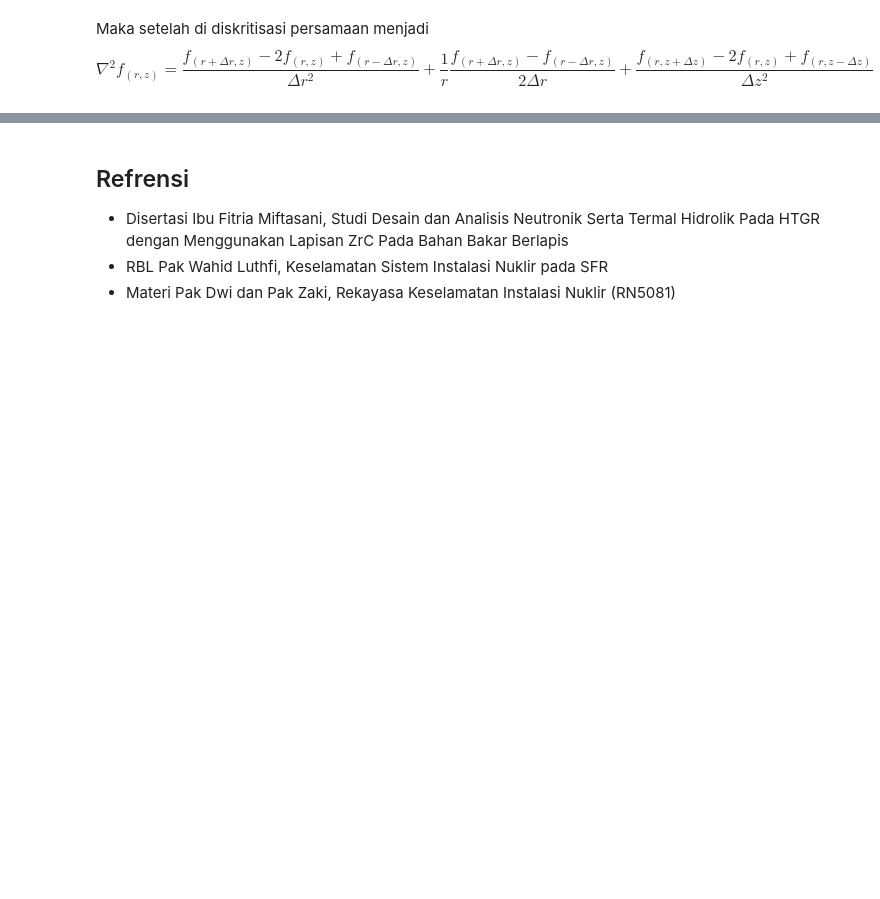
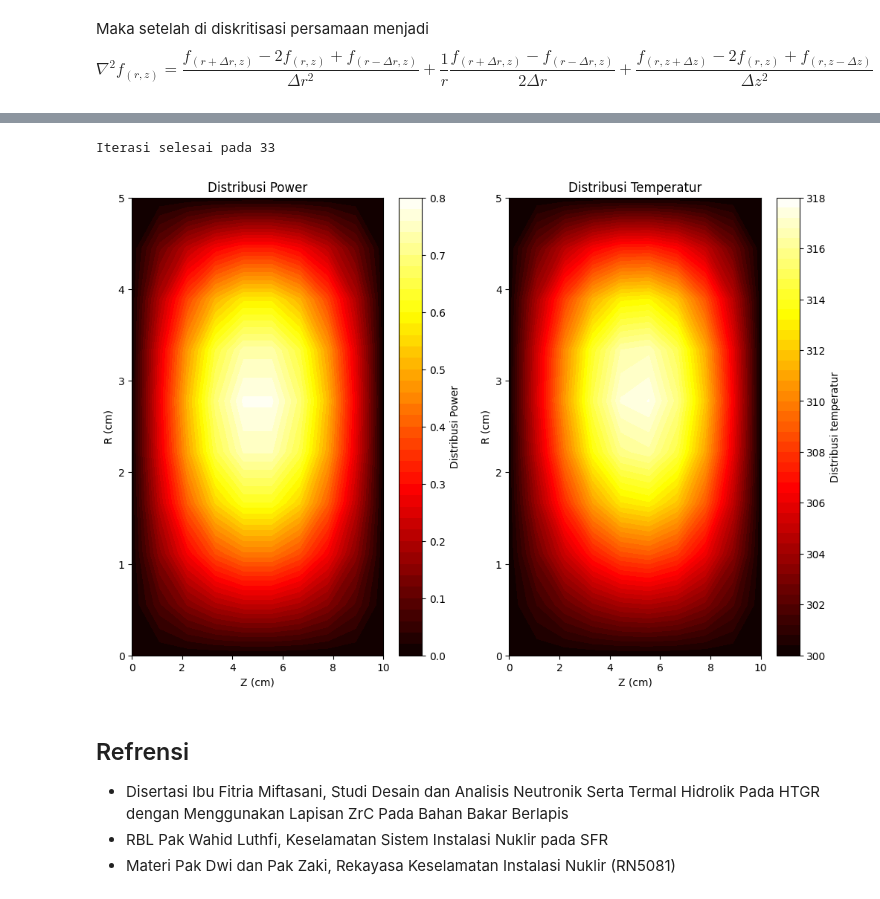
Before and after one commit to dhiyasalmas/Numerical-Method-in-Nuclear, a Jupyter notebook: UAS_24923304_Dhiya Salma Salsabila.ipynb, the cells around one changed output, grey strips where cells are left out. Saved outputs shown, nothing was run; the diff lists cells and outputs as text; code cells hidden in the pictures; blank space fills up the shorter version.

```diff
--- a/UAS_24923304_Dhiya Salma Salsabila.ipynb
+++ b/UAS_24923304_Dhiya Salma Salsabila.ipynb
@@ -499,3 +513,79 @@ plt.show()
+# %%
+# Merubah bentuk q untuk masing masing grupnya
+# q_reshape = percentage_q.reshape((jumlah_grup, jumlahtitik_r, jumlahtitik_z))
+# print(q_reshape.shape)
+
+# Parameter
+k = 0.5 # konduktivitas panas
+
+# Membuat matriks T
+T = np.zeros((jumlahtitik_r, jumlahtitik_z))
+# Boundary condition
+T[0, :] = 300
+T[:, 0] = 300
+T[-1, :] = 300
+T[:, -1] = 300
+
+# Distribusi suhu
+# for g in range(jumlah_grup):
+#     for j in range(1, jumlahtitik_z - 1):
+#         for i in range(1, jumlahtitik_r - 1):
+#             T[g, i, j] = (((dr**2 * dz**2) / (2 * (dr**2 + dz**2))) * ((T[g, i + 1, j] + T[g, i - 1, j]) / dr**2 + 1/jari_jari * ((T[g, i+1, j] - T[g, i-1, j])/ 2 * dr) + (T[g, i, j + 1] + T[g, i, j - 1]) / dz**2) - q_reshape[g, i, j] / k)
+# Distribusi suhu
+iterasi = 100
+toleransi_T = 1e-3
+for x in range(iterasi):
+    T_lama = T.copy()
+    for j in range(1, jumlahtitik_z - 1):
+        for i in range(1, jumlahtitik_r - 1):
+            T[i, j] = (((dr**2 * dz**2) / (2 * (dr**2 + dz**2))) * ((T[i + 1, j] + T[i - 1, j]) / dr**2 + 1/jari_jari * ((T[i+1, j] - T[i-1, j])/ 2 * dr) + (T[i, j + 1] + T[i, j - 1]) / dz**2) + rata_rata_grup[i, j] / k)
+    konvergensi = np.linalg.norm((T - T_lama) / np.linalg.norm(T + T_lama))
+    #print(f"Iterasi ke {i+1}, Nilai konvergensi {konvergensi}")
+
+    if (konvergensi<toleransi_T):
+        print(f"Iterasi selesai pada {x+1}")
+        break
+
+# Distribusi suhu
+# for j in range(1, jumlahtitik_z - 1):
+#     for i in range(1, jumlahtitik_r - 1):
+#         T[i, j] = (((dr**2 * dz**2) / (2 * (dr**2 + dz**2))) * ((T[i + 1, j] + T[i - 1, j]) / dr**2 + 1/jari_jari * ((T[i+1, j] - T[i-1, j])/ 2 * dr) + (T[i, j + 1] + T[i, j - 1]) / dz**2) - rata_rata_grup[i, j] / k)
+
+# Membuat grid diskritisasi untuk r dan z
+R, Z = np.meshgrid(r, z)
+
+# # Plot
+# fig, axes = plt.subplots(2, 3, figsize=(20, 15), constrained_layout=True)
+
+# for g, ax in enumerate(axes.flat):
+#     if g < jumlah_grup:
+#         cs = ax.contourf(Z, R, T[g], levels=50, cmap="hot")
+#         fig.colorbar(cs, ax=ax, label=f"Distribusi temperatur Grup {g+1}")
+#         ax.set_xlabel("Z (cm)", fontsize=12)
+#         ax.set_ylabel("R (cm)", fontsize=12)
+#         ax.set_title(f"Distribusi temperatur Grup {g+1}", fontsize=14)
+#         ax.set_aspect("auto")
+#     else:
+#         ax.axis("off")
+# plt.show()
+plt.figure(figsize=(12, 8))
+plt.subplot(1, 2, 1)
+plt.contourf(Z, R, rata_rata_grup, levels=50, cmap="hot")
+plt.colorbar(label="Distribusi Power")
+plt.xlabel("Z (cm)")
+plt.ylabel("R (cm)")
+plt.title("Distribusi Power")
+
+plt.subplot(1, 2, 2)
+plt.contourf(Z, R, T, levels=50, cmap="hot")
+plt.colorbar(label="Distribusi temperatur")
+plt.xlabel("Z (cm)")
+plt.ylabel("R (cm)")
+plt.title("Distribusi Temperatur")
+plt.show()
+# %% [output]
+Iterasi selesai pada 33
+[figure, added]
 # %% [markdown]
 ## Refrensi
 - Disertasi Ibu Fitria Miftasani, Studi Desain dan Analisis Neutronik Serta Termal Hidrolik Pada HTGR dengan Menggunakan Lapisan ZrC Pada Bahan Bakar Berlapis
```
Also changed, not shown: parts of 6 cells of this notebook.
